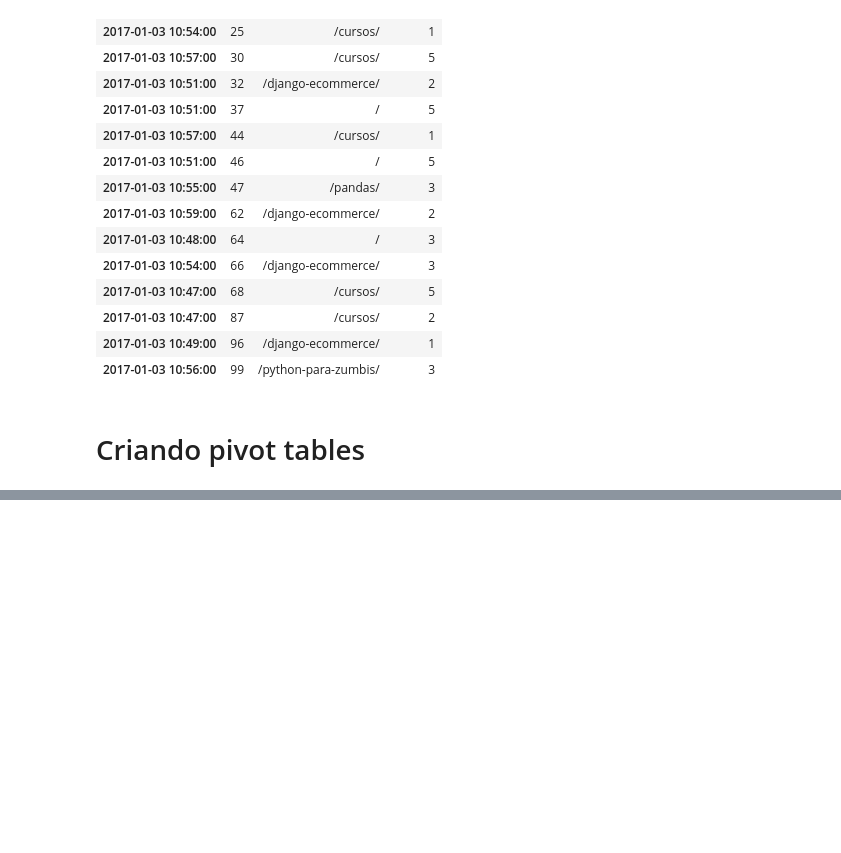
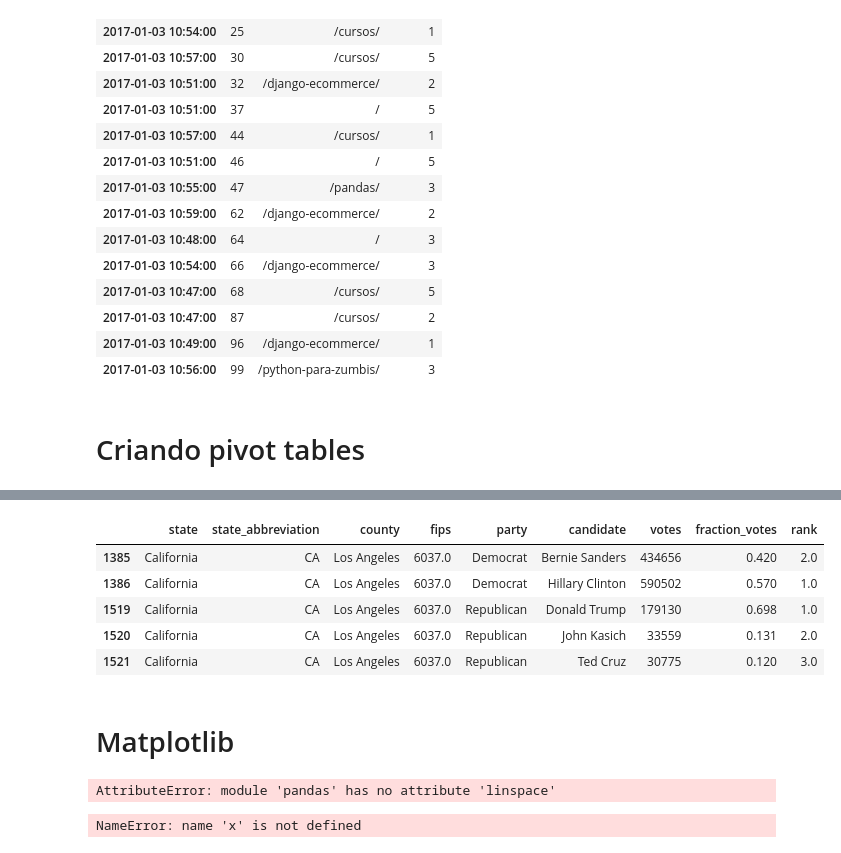
Before and after one commit to lucascarrafa/python_datascience, a Jupyter notebook: pandas_pt3.ipynb, the cells around one changed output, grey strips where cells are left out. Cells and saved outputs as stored; diff of their text form; code cells hidden in the pictures; blank space fills up the shorter version.

```diff
--- a/pandas_pt3.ipynb
+++ b/pandas_pt3.ipynb
@@ -321,0 +355,13 @@ log_df['2017-01-03 10:47':'2017-01-03 11:00']
+# %%
+primary_df['rank'] = primary_df.groupby(['county','party'])['votes'].rank(ascending=False)
+# %%
+primary_df[primary_df['county'] == 'Los Angeles']
+# %% [output]
+|  | state | state_abbreviation | county | fips | party | candidate | votes | fraction_votes | rank |
+| 1385 | California | CA | Los Angeles | 6037.0 | Democrat | Bernie Sanders | 434656 | 0.420 | 2.0 |
+| 1386 | California | CA | Los Angeles | 6037.0 | Democrat | Hillary Clinton | 590502 | 0.570 | 1.0 |
+| 1519 | California | CA | Los Angeles | 6037.0 | Republican | Donald Trump | 179130 | 0.698 | 1.0 |
+| 1520 | California | CA | Los Angeles | 6037.0 | Republican | John Kasich | 33559 | 0.131 | 2.0 |
+| 1521 | California | CA | Los Angeles | 6037.0 | Republican | Ted Cruz | 30775 | 0.120 | 3.0 |
+# %% [markdown]
+# Matplotlib
@@ -321,0 +373,4 @@ log_df['2017-01-03 10:47':'2017-01-03 11:00']
+# %%
+x=np.linspace(1,10,100)
+# %% [output]
+AttributeError: module 'pandas' has no attribute 'linspace'
@@ -321,0 +379,4 @@ log_df['2017-01-03 10:47':'2017-01-03 11:00']
+# %%
+plt.plot(x,np.sin(x),'c--')
+# %% [output]
+NameError: name 'x' is not defined
```
Also changed, not shown: parts of 7 cells of this notebook, 1 other file.
